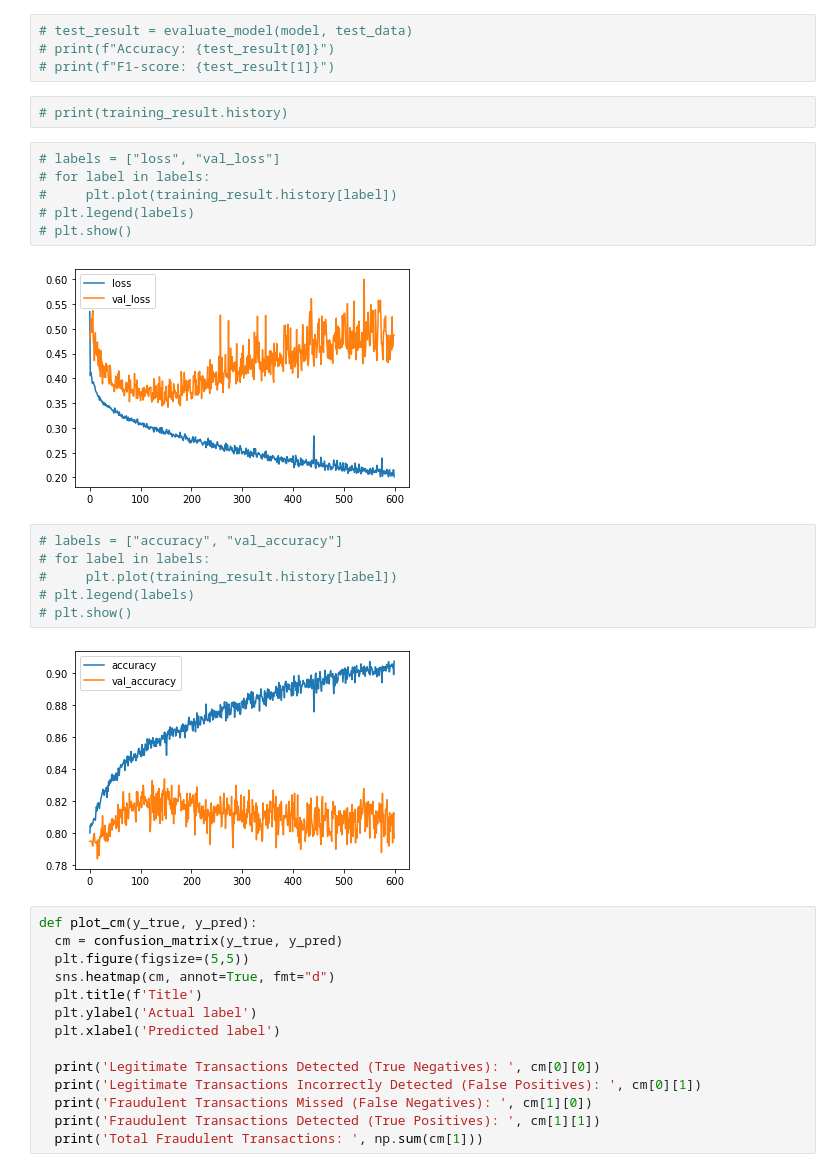
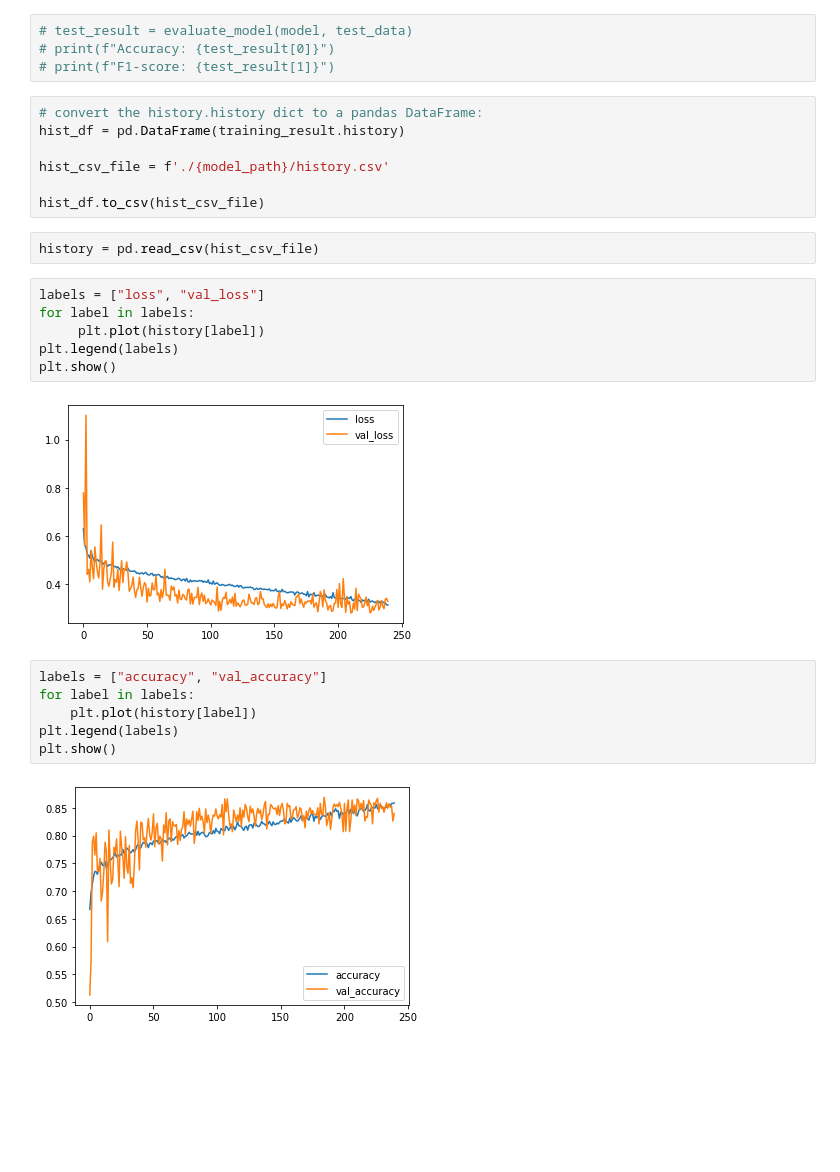
Before and after one commit to hueindahaus/mole-patrol, a Jupyter notebook: backend/ml/model_training copy 2.ipynb, the cells around one changed output. Drawn from its saved outputs; the diff is of its cells as text; blank space fills up the shorter version.

```diff
--- a/backend/ml/model_training copy 2.ipynb
+++ b/backend/ml/model_training copy 2.ipynb
@@ -208,35 +252,28 @@ training_data, validation_data, test_data = load_data()
 # test_result = evaluate_model(model, test_data)
 # print(f"Accuracy: {test_result[0]}")
 # print(f"F1-score: {test_result[1]}")
-# %%
-# print(training_result.history)
+# %%
+# convert the history.history dict to a pandas DataFrame:
+hist_df = pd.DataFrame(training_result.history)
+
+hist_csv_file = f'./{model_path}/history.csv'
+
+hist_df.to_csv(hist_csv_file)
+# %%
+history = pd.read_csv(hist_csv_file)
 # %%
-# labels = ["loss", "val_loss"]
-# for label in labels:
-#     plt.plot(training_result.history[label])
-# plt.legend(labels)
-# plt.show()
+labels = ["loss", "val_loss"]
+for label in labels:
+     plt.plot(history[label])
+plt.legend(labels)
+plt.show()
 # %% [output]
-[figure, old version]
+[figure, new version]
 # %%
-# labels = ["accuracy", "val_accuracy"]
-# for label in labels:
-#     plt.plot(training_result.history[label])
-# plt.legend(labels)
-# plt.show()
+labels = ["accuracy", "val_accuracy"]
+for label in labels:
+    plt.plot(history[label])
+plt.legend(labels)
+plt.show()
 # %% [output]
-[figure, old version]
+[figure, new version]
-# %%
-def plot_cm(y_true, y_pred):
-  cm = confusion_matrix(y_true, y_pred)
-  plt.figure(figsize=(5,5))
-  sns.heatmap(cm, annot=True, fmt="d")
-  plt.title(f'Title')
-  plt.ylabel('Actual label')
-  plt.xlabel('Predicted label')
-
-  print('Legitimate Transactions Detected (True Negatives): ', cm[0][0])
-  print('Legitimate Transactions Incorrectly Detected (False Positives): ', cm[0][1])
-  print('Fraudulent Transactions Missed (False Negatives): ', cm[1][0])
-  print('Fraudulent Transactions Detected (True Positives): ', cm[1][1])
-  print('Total Fraudulent Transactions: ', np.sum(cm[1]))
```
Also changed, not shown: parts of 22 cells of this notebook, 2 other files.
